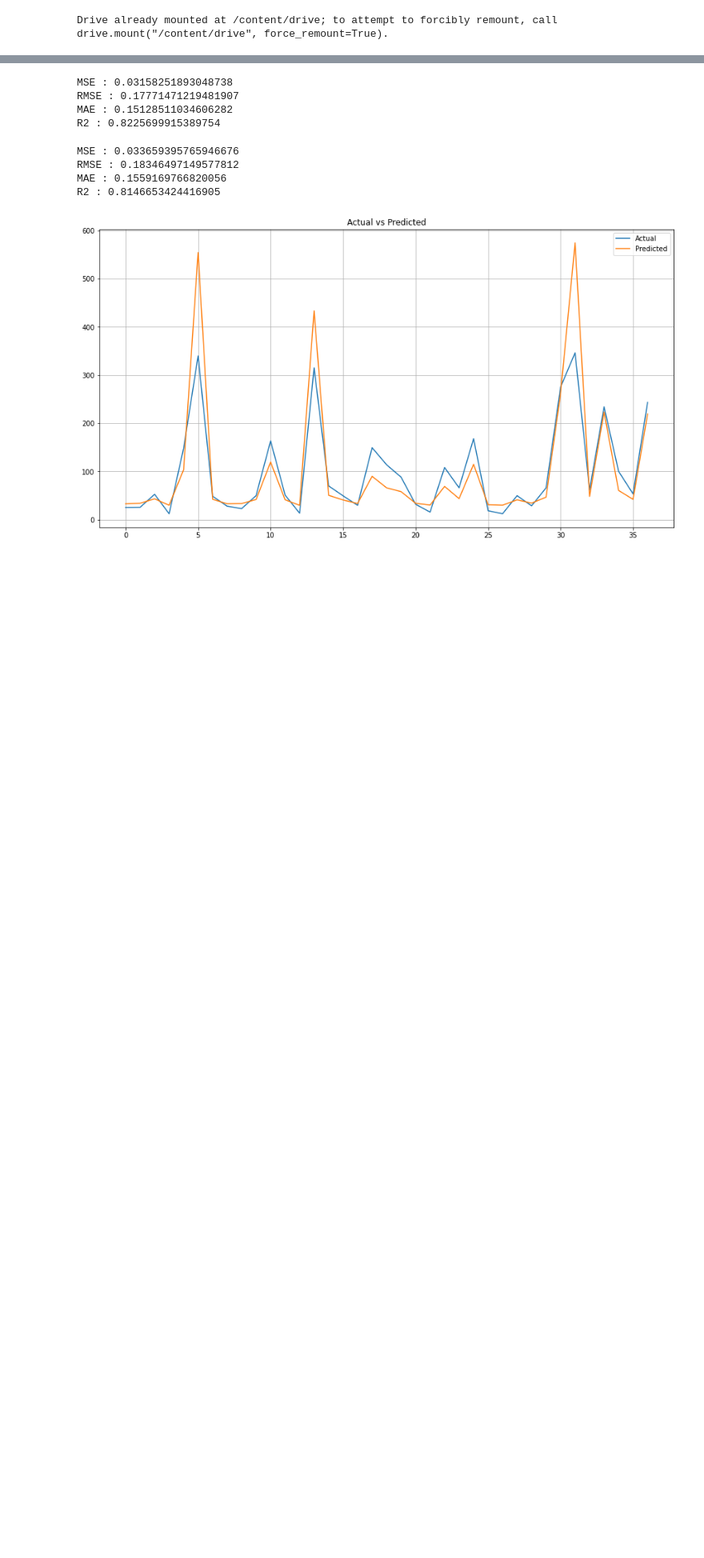
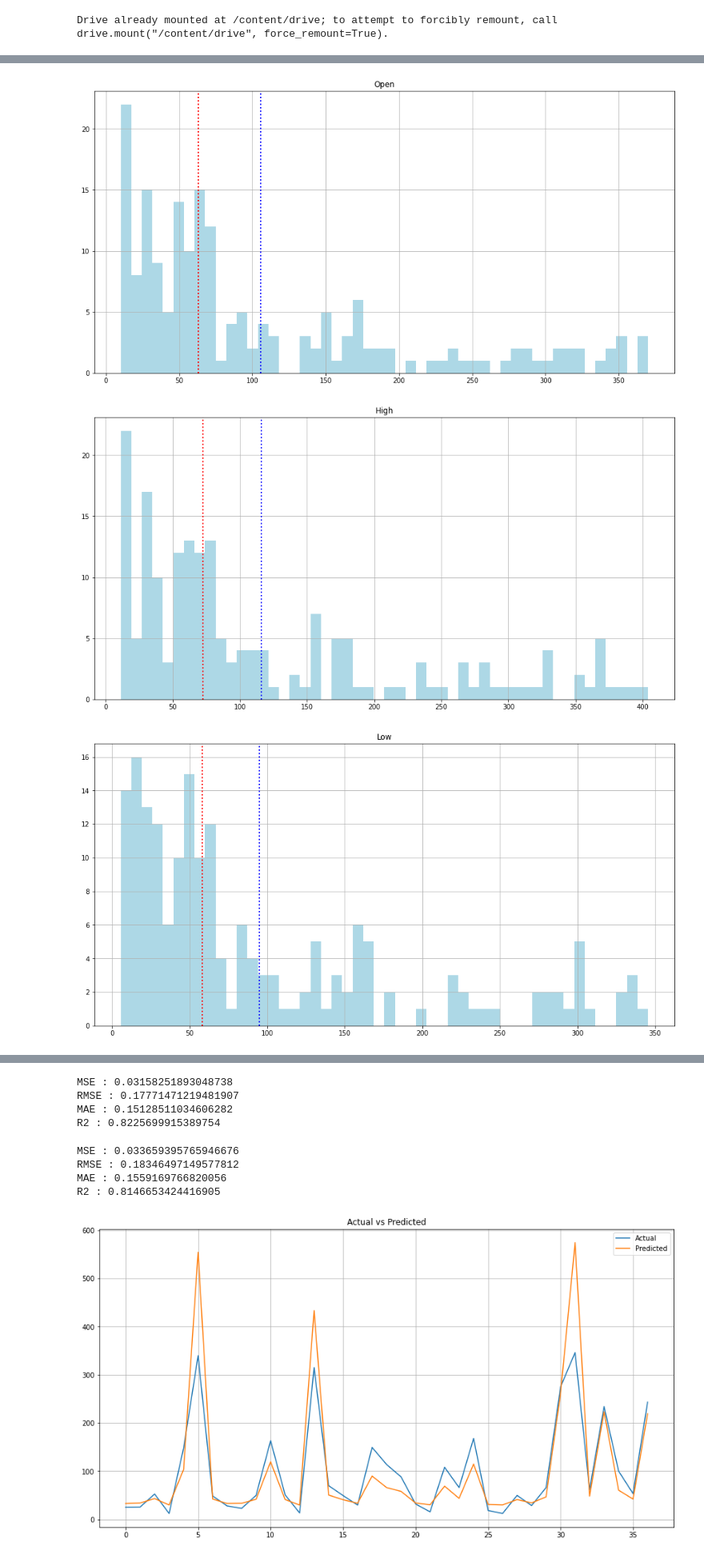
Before and after one commit to nehaa54/StockClosingPricePred, a Jupyter notebook: YesBankStockClosingPrediction.ipynb, the cells around one changed output, grey strips where cells are left out. Shown at 80% size. Cells and saved outputs as stored; diff of their text form; code cells hidden in the pictures; blank space fills up the shorter version.

```diff
--- a/YesBankStockClosingPrediction.ipynb
+++ b/YesBankStockClosingPrediction.ipynb
@@ -102,10 +67,0 @@ plt.show()
-# %%
-for i in numerical_col[:]:
-  fig = plt.figure(figsize=(15,8))
-  ax = fig.gca()
-  features = dataset[i]
-  label = dataset['Close']
-  features.hist(bins = 50,ax = ax,color = 'lightblue')
-  ax.axvline(features.mean(),color = 'blue',linestyle = 'dotted',linewidth = 2)
-  ax.axvline(features.median(),color = 'red',linestyle = 'dotted',linewidth = 2)
-  ax.set_title(i)
@@ -180,15 +67,0 @@ sns.distplot(np.log10(dataset['Low']), color='blue')
-# %%
-for col in numerical_col[:-1]:
-  fig = plt.figure(figsize = (15,8))
-  ax = fig.gca()
-  features = dataset[col]
-  label = dataset['Close']
-  correlation = features.corr(label)
-  plt.scatter(x = features,y = label)
-  plt.xlabel(col)
-  plt.ylabel('Close')
-  plt.title('Price Vs  ' + col + '_ correlation:' + str(correlation))
-  z = np.polyfit(dataset[col],dataset['Close'],1)
-  y_hat = np.poly1d(z)(dataset[col])
-  plt.plot(dataset[col] , y_hat, "r--",lw = 2)
-plt.show()
@@ -251,0 +166,15 @@ y_train_pred = regressor.predict(X_train)
+# %%
+#mean and median of each independent variable
+for i in numerical_col[:]:
+  fig = plt.figure(figsize=(16,8))
+  ax = fig.gca()
+  features = dataset[i]
+  label = dataset['Close']
+  features.hist(bins = 50,ax = ax,color = 'lightblue')
+  ax.axvline(features.mean(),color = 'blue',linestyle = 'dotted',linewidth = 2)
+  ax.axvline(features.median(),color = 'red',linestyle = 'dotted',linewidth = 2)
+  ax.set_title(i)
+# %% [output]
+[figure, added]
+[figure, added]
+[figure, added]
```
Also changed, not shown: parts of 139 cells of this notebook.
